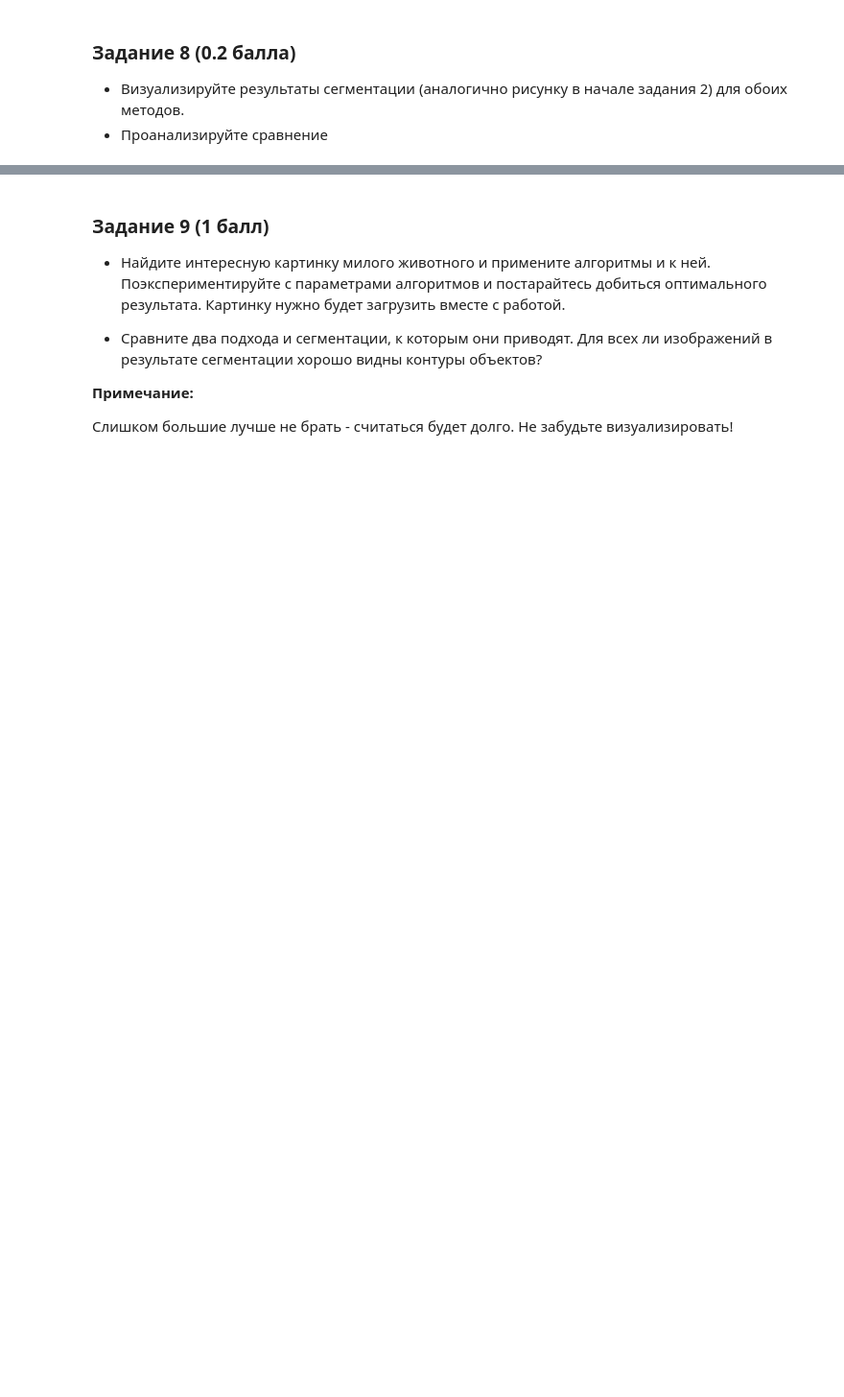
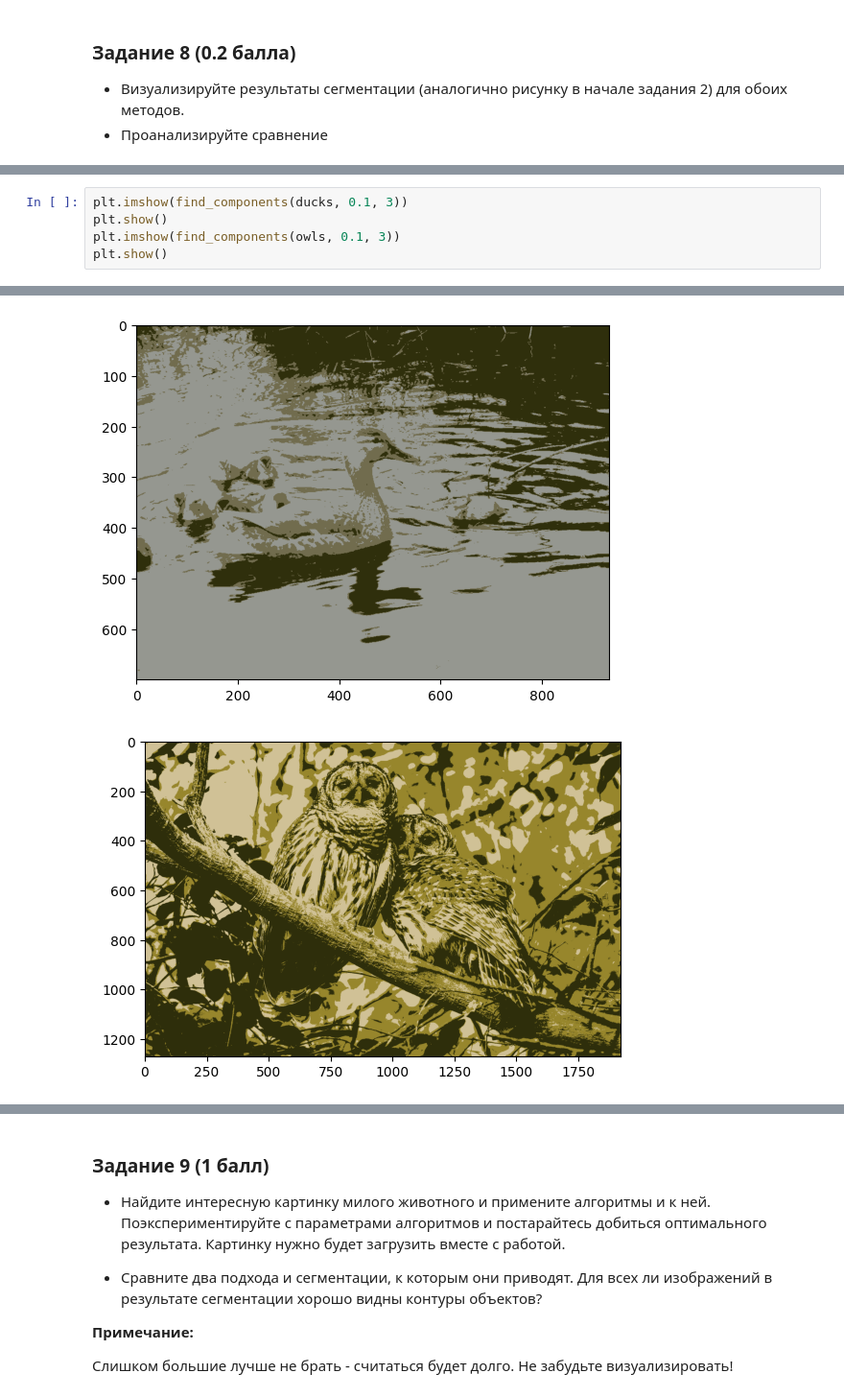
Before and after one commit to HerrVonBeloff/ML_HW5, a Jupyter notebook: AI_HW5_boosting_pro.ipynb, the cells around one changed output, grey strips where cells are left out. Shown at 96% size. Drawn from its saved outputs; the diff is of its cells as text; blank space fills up the shorter version.

```diff
--- a/AI_HW5_boosting_pro.ipynb
+++ b/AI_HW5_boosting_pro.ipynb
@@ -784,0 +754,6 @@ def process_image(image_path, n_clusters, beta=5):
+# %%
+plt.imshow(find_components(ducks, 0.1, 3))
+plt.show()
+plt.imshow(find_components(owls, 0.1, 3))
+plt.show()
+# %% [output]
@@ -784,0 +762,2 @@ def process_image(image_path, n_clusters, beta=5):
+[figure, added]
+[figure, added]
```
Also changed, not shown: parts of 39 cells of this notebook.
